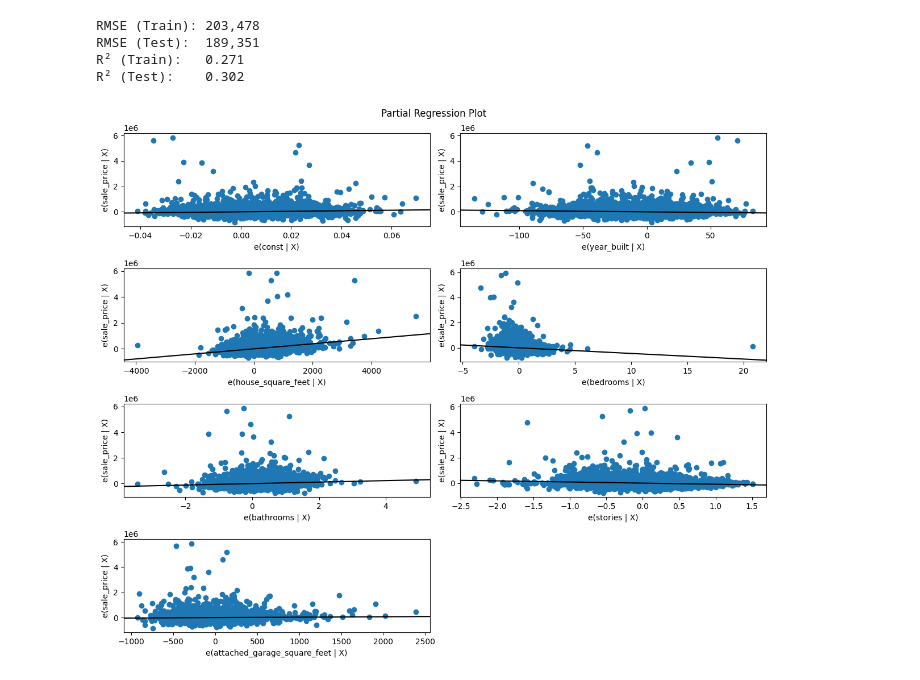
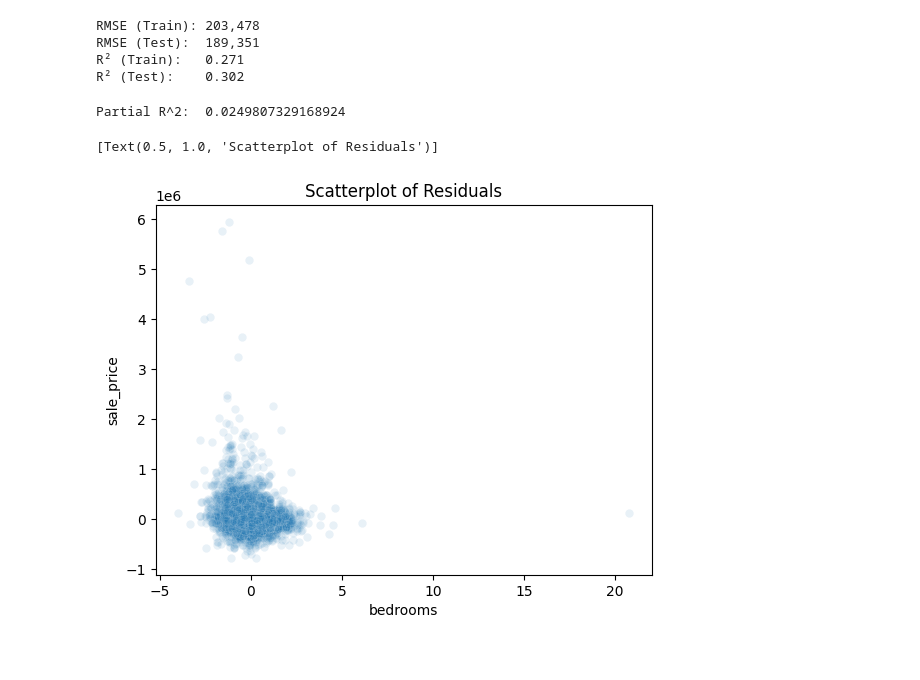
Before and after one commit to splitneutron/lab_hedonic_pricing, a Jupyter notebook: lab_notebook.ipynb, the cells around one changed output. Cells and saved outputs as stored; diff of their text form; code cells hidden in the pictures.

```diff
--- a/lab_notebook.ipynb
+++ b/lab_notebook.ipynb
@@ -214,35 +214,25 @@ RMSE (Train): 203,478
 RMSE (Test):  189,351
 R² (Train):   0.271
 R² (Test):    0.302
-# %%
-#5
-
-import statsmodels.api as sm
-
-# select numeric columns for the model
-numeric_vars = [
-    "year_built",
-    "house_square_feet",
-    "bedrooms",
-    "bathrooms",
-    "stories",
-    "attached_garage_square_feet"
-]
-
-# define response and predictors
-y = df["sale_price"]
-X = df[numeric_vars]
-X = sm.add_constant(X)
-
-
-# fit a multiple linear regression model
-model = sm.OLS(y, X).fit()
-
-
-# generate partial regression plots
-fig = plt.figure(figsize = (12, 10))
-sm.graphics.plot_partregress_grid(model, fig = fig)
-plt.tight_layout()
-plt.show()
-# %% [output]
-[figure, removed]
+# %%
+# 5
+
+var =  'bedrooms'
+x_k = X[var]
+X_mk = X.drop(var,axis=1)
+
+## 1. Regress y on x\k, save residual r_y
+reg_y = LinearRegression(fit_intercept=False).fit(X_mk, y) # Fit the linear model
+r_y = y - reg_y.predict(X_mk)
+
+## 2. Regress x_k on x\k, save residual r_x
+reg_k = LinearRegression(fit_intercept=False).fit(X_mk, x_k) # Fit the linear model
+r_x = x_k - reg_k.predict(X_mk)
+## 3. Plot r_y against r_k
+reg = LinearRegression().fit(r_x.to_numpy().reshape(-1, 1),r_y.to_numpy())
+print('Partial R^2: ', reg.score(r_x.to_numpy().reshape(-1, 1),r_y.to_numpy()) )
+sns.scatterplot(y=r_y, x=r_x,alpha=.1).set(title='Scatterplot of Residuals')
+# %% [output]
+Partial R^2:  0.0249807329168924
+[Text(0.5, 1.0, 'Scatterplot of Residuals')]
+[figure, added]
```
Also changed, not shown: parts of 4 cells of this notebook.
